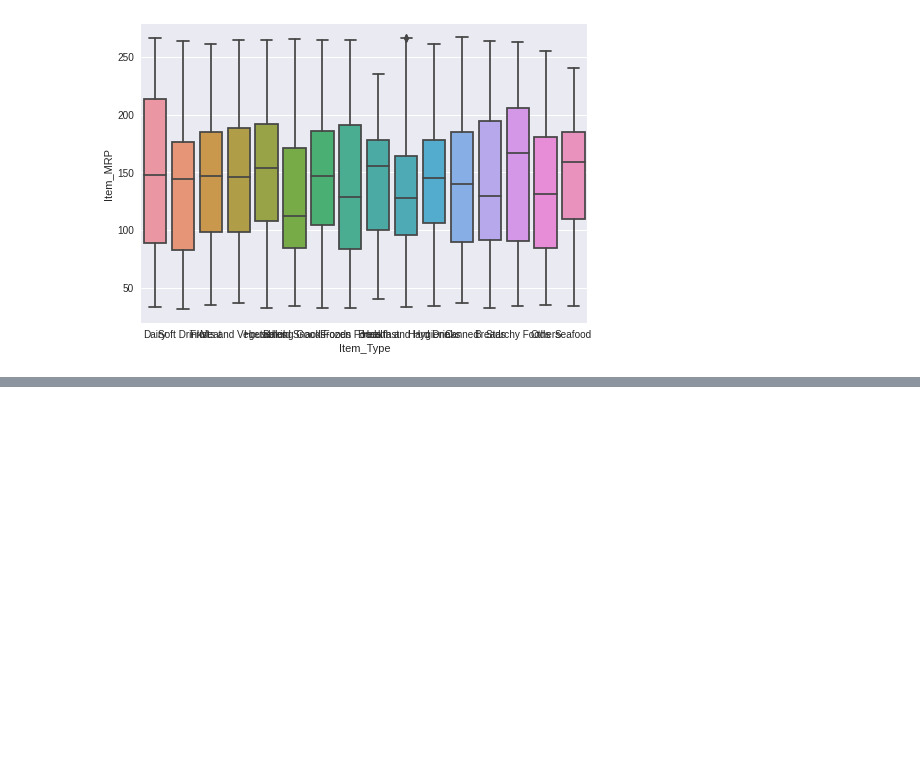
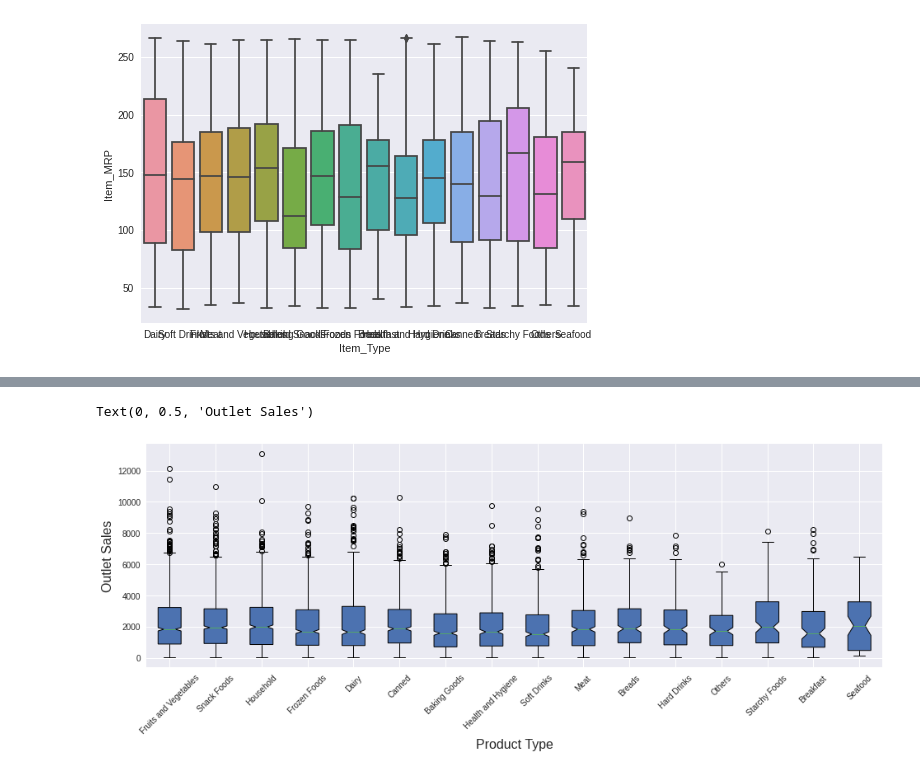
Before and after one commit to mvince33/food-sales-predictions, a Jupyter notebook: food_sales_predictions.ipynb, the cells around one changed output, grey strips where cells are left out. Saved outputs shown, nothing was run; the diff lists cells and outputs as text; code cells hidden in the pictures; blank space fills up the shorter version.

```diff
--- a/food_sales_predictions.ipynb
+++ b/food_sales_predictions.ipynb
@@ -379,0 +380,15 @@ Text(0, 0.5, 'MRP')
+# %%
+# Construct boxplots for 'Item Type' with the y-axis as 'Item Outlet Sales'.
+
+item_outlet_sales = [df.loc[df['Item_Type'] == item_type, 'Item_Outlet_Sales'] for item_type in food_types]
+fig, axes = plt.subplots(nrows = 1, ncols = 1, figsize = (16, 5))
+boxplots = axes.boxplot(item_outlet_sales,
+                        labels = food_types,
+                        patch_artist = True,
+                        notch = True)
+plt.xticks(rotation = 45)
+plt.xlabel('Product Type', fontsize = 16)
+plt.ylabel('Outlet Sales', fontsize = 16)
+# %% [output]
+Text(0, 0.5, 'Outlet Sales')
+[figure, added]
```
Also changed, not shown: parts of 5 cells of this notebook.
